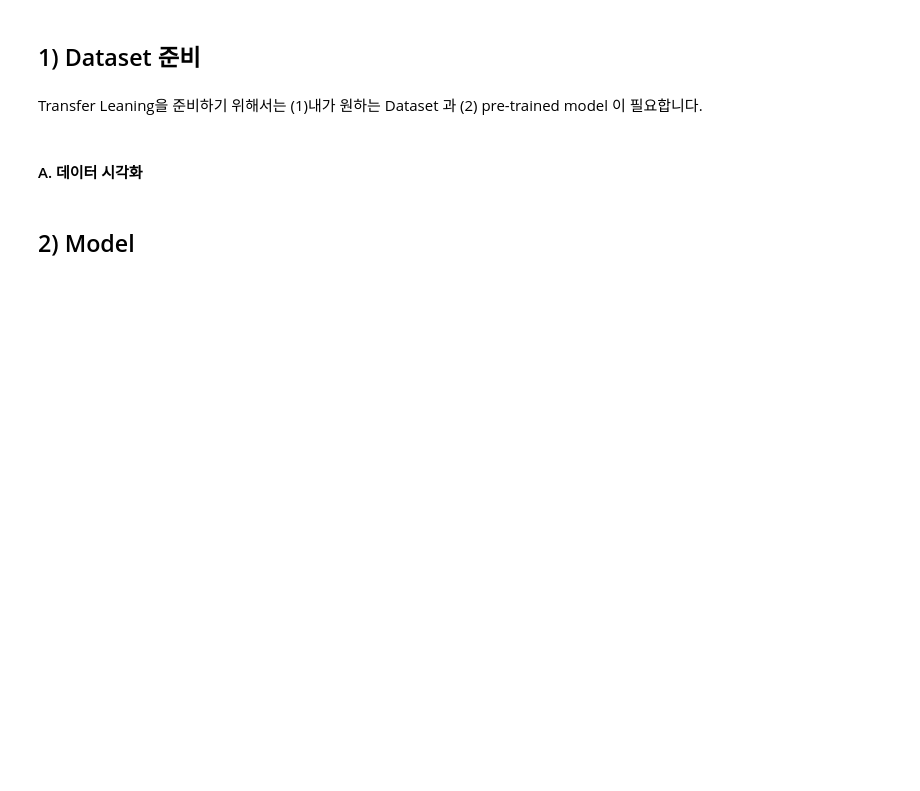
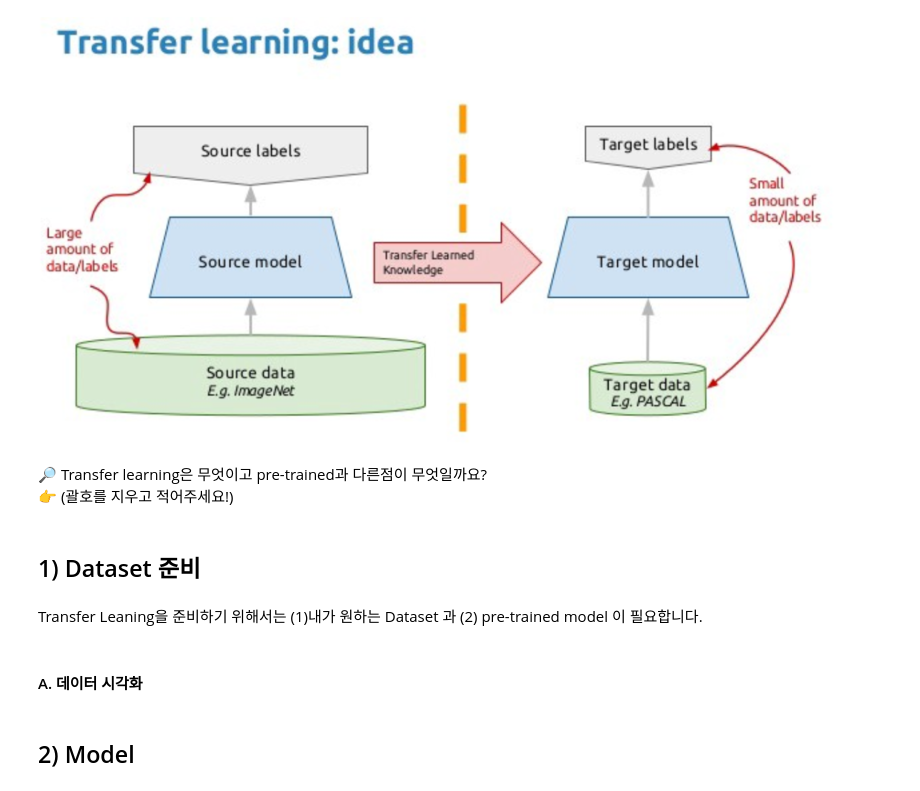
Before and after one commit to AIFFEL-GN-2nd/TotochTeam1, a Jupyter notebook: day_4/day4_실습_[이름].ipynb, the cells around one changed output. Cells and saved outputs as stored; diff of their text form; code cells hidden in the pictures; blank space fills up the shorter version.

```diff
--- a/day_4/day4_실습_[이름].ipynb
+++ b/day_4/day4_실습_[이름].ipynb
@@ -3,6 +5,14 @@
 
 📢 해당 게시물은 파이토치 공식 튜토리얼 중
 [컴퓨터 비전(VISION)을 위한 전이학습](https://tutorials.pytorch.kr/beginner/transfer_learning_tutorial.html)를 읽고 직접 작성해보는 실습 노트북입니다.
+# %%
+from IPython.display import Image
+Image("./img/image.png")
+# %% [output]
+[figure, added]
+# %% [markdown]
+🔎 Transfer learning은 무엇이고 pre-trained과 다른점이 무엇일까요?
+👉 (괄호를 지우고 적어주세요!)
 # %%
 from __future__ import print_function, division
 
```
Also changed, not shown: parts of 1 cell of this notebook.
